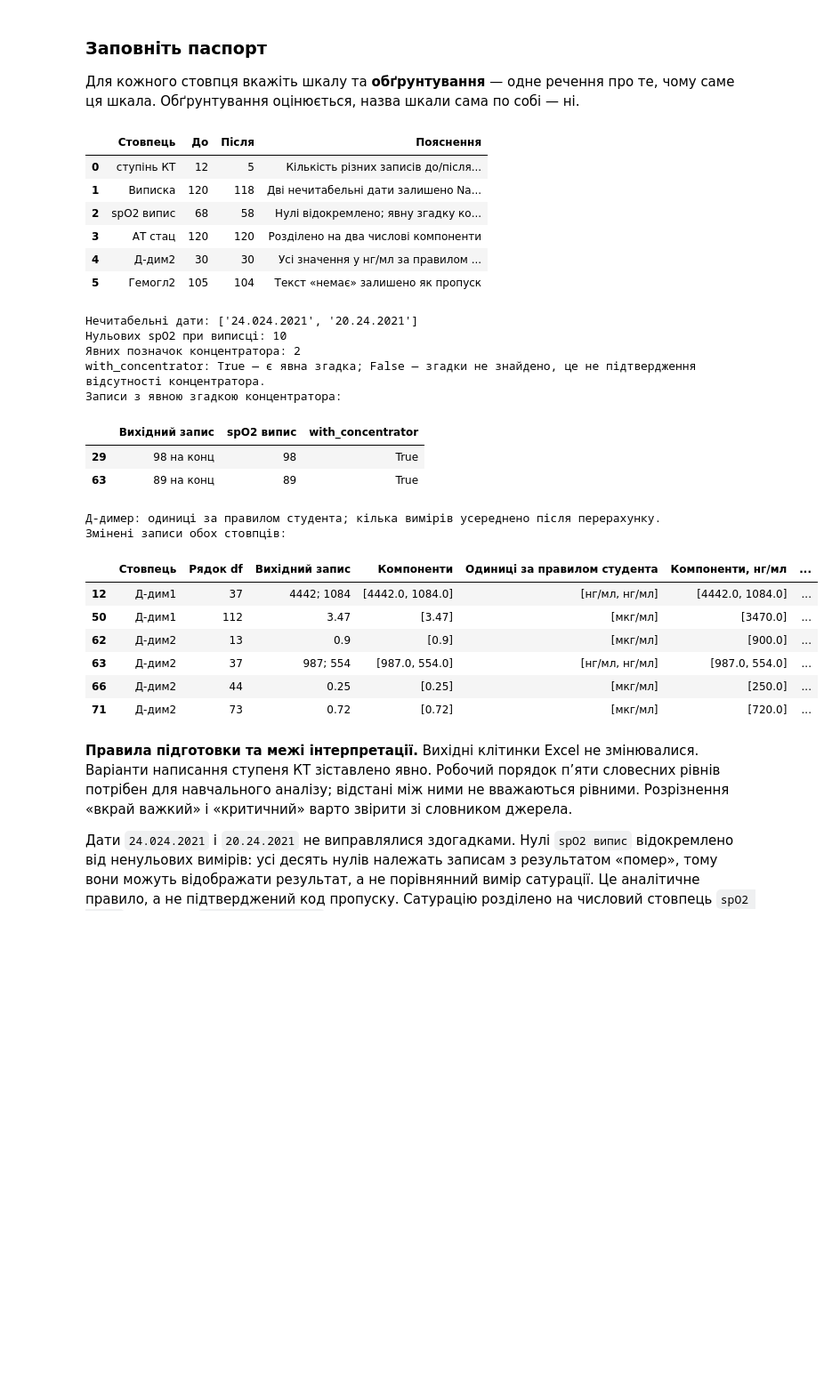
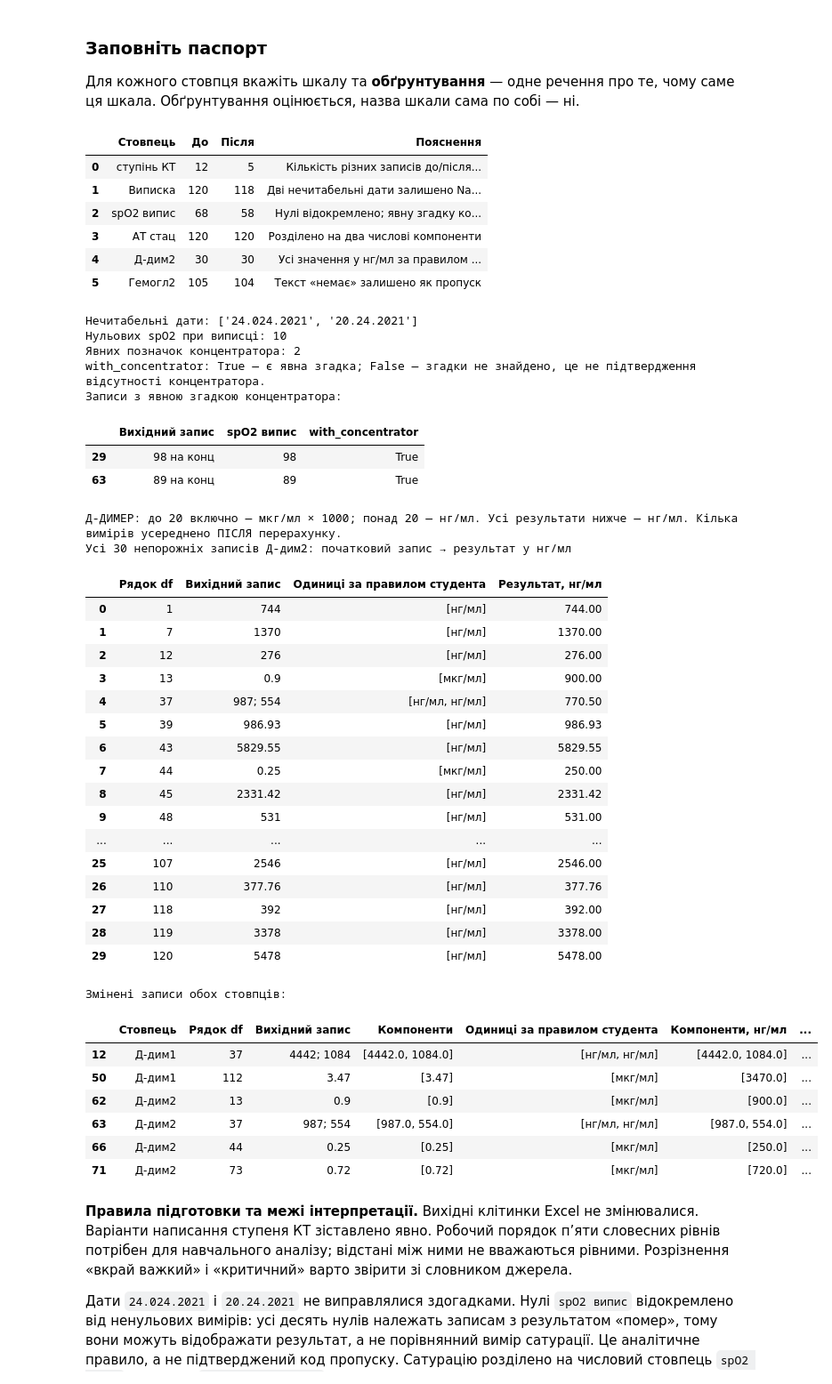
Before and after one commit to vovcik007/intelectual_analysis_lab3, a Jupyter notebook: ЛР3_виконано.ipynb, the cells around one changed output. Shown at 89% size. Saved outputs shown, nothing was run; the diff lists cells and outputs as text; code cells hidden in the pictures; blank space fills up the shorter version.

```diff
--- a/ЛР3_виконано.ipynb
+++ b/ЛР3_виконано.ipynb
@@ -234,6 +247,8 @@ for стовпець in ['Д-дим1', 'Д-дим2']:
             })
     дані[стовпець] = pd.Series(результат, index=df.index, dtype=float)
 журнал_ддимера = pd.DataFrame(журнал_ддимера)
+# Одиниці очищених стовпців зберігаємо явно разом із даними.
+дані.attrs['одиниці'] = {'Д-дим1': 'нг/мл', 'Д-дим2': 'нг/мл'}
 
 
 журнал = pd.DataFrame([
@@ -256,43 +271,69 @@ print('Нечитабельні дати:', df.loc[хибні_дати, 'Вип
 print('Нульових spO2 при виписці:', int(spo2_нуль.sum()))
 print('Явних позначок концентратора:', int(дані['with_concentrator'].sum()))
 print('with_concentrator: True — є явна згадка; False — згадки не знайдено, '
       'це не підтвердження відсутності концентратора.')
 print('Записи з явною згадкою концентратора:')
 display(pd.DataFrame({
     'Вихідний запис': df.loc[явна_дотація, 'spO2 випис'],
     'spO2 випис': дані.loc[явна_дотація, 'spO2 випис'],
     'with_concentrator': дані.loc[явна_дотація, 'with_concentrator'],
 }))
-print('Д-димер: одиниці за правилом студента; кілька вимірів усереднено після перерахунку.')
+print('Д-ДИМЕР: до 20 включно — мкг/мл × 1000; понад 20 — нг/мл. '
+      'Усі результати нижче — нг/мл. Кілька вимірів усереднено ПІСЛЯ перерахунку.')
+print('Усі 30 непорожніх записів Д-дим2: початковий запис → результат у нг/мл')
+зіставлення_ддим2 = журнал_ддимера.loc[
+    журнал_ддимера['Стовпець'].eq('Д-дим2'),
+    ['Рядок df', 'Вихідний запис', 'Одиниці за правилом студента', 'Результат, нг/мл']
+].reset_index(drop=True)
+with pd.option_context('display.max_rows', None, 'display.max_colwidth', None):
+    display(зіставлення_ддим2)
 print('Змінені записи обох стовпців:')
 display(журнал_ддимера.loc[
     журнал_ддимера['Перераховано з мкг/мл'] | журнал_ддимера['Кілька вимірів']
 ])
 # %% [output]
 |  | Стовпець | До | Після | Пояснення |
 | 0 | ступінь КТ | 12 | 5 | Кількість різних записів до/після... |
 | 1 | Виписка | 120 | 118 | Дві нечитабельні дати залишено Na... |
 | 2 | spO2 випис | 68 | 58 | Нулі відокремлено; явну згадку ко... |
 | 3 | АТ стац | 120 | 120 | Розділено на два числові компоненти |
 | 4 | Д-дим2 | 30 | 30 | Усі значення у нг/мл за правилом ... |
 | 5 | Гемогл2 | 105 | 104 | Текст «немає» залишено як пропуск |
 Нечитабельні дати: ['24.024.2021', '20.24.2021']
 Нульових spO2 при виписці: 10
 Явних позначок концентратора: 2
 with_concentrator: True — є явна згадка; False — згадки не знайдено, це не підтвердження відсутності концентратора.
 Записи з явною згадкою концентратора:
 |  | Вихідний запис | spO2 випис | with_concentrator |
 | 29 | 98 на конц | 98 | True |
 | 63 | 89 на конц | 89 | True |
-Д-димер: одиниці за правилом студента; кілька вимірів усереднено після перерахунку.
-Змінені записи обох стовпців:
+Д-ДИМЕР: до 20 включно — мкг/мл × 1000; понад 20 — нг/мл. Усі результати нижче — нг/мл. Кілька вимірів усереднено ПІСЛЯ перерахунку.
+Усі 30 непорожніх записів Д-дим2: початковий запис → результат у нг/мл
-|  | Стовпець | Рядок df | Вихідний запис | Компоненти | Одиниці за правилом студента | Компоненти, нг/мл | ... |
-| 12 | Д-дим1 | 37 | 4442; 1084 | [4442.0, 1084.0] | [нг/мл, нг/мл] | [4442.0, 1084.0] | ... |
-| 50 | Д-дим1 | 112 | 3.47 | [3.47] | [мкг/мл] | [3470.0] | ... |
-| 62 | Д-дим2 | 13 | 0.9 | [0.9] | [мкг/мл] | [900.0] | ... |
-| 63 | Д-дим2 | 37 | 987; 554 | [987.0, 554.0] | [нг/мл, нг/мл] | [987.0, 554.0] | ... |
-| 66 | Д-дим2 | 44 | 0.25 | [0.25] | [мкг/мл] | [250.0] | ... |
-| 71 | Д-дим2 | 73 | 0.72 | [0.72] | [мкг/мл] | [720.0] | ... |
+|  | Рядок df | Вихідний запис | Одиниці за правилом студента | Результат, нг/мл |
+| 0 | 1 | 744 | [нг/мл] | 744.00 |
+| 1 | 7 | 1370 | [нг/мл] | 1370.00 |
+| 2 | 12 | 276 | [нг/мл] | 276.00 |
+| 3 | 13 | 0.9 | [мкг/мл] | 900.00 |
+| 4 | 37 | 987; 554 | [нг/мл, нг/мл] | 770.50 |
+| 5 | 39 | 986.93 | [нг/мл] | 986.93 |
+| 6 | 43 | 5829.55 | [нг/мл] | 5829.55 |
+| 7 | 44 | 0.25 | [мкг/мл] | 250.00 |
+| 8 | 45 | 2331.42 | [нг/мл] | 2331.42 |
+| 9 | 48 | 531 | [нг/мл] | 531.00 |
+| ... | ... | ... | ... | ... |
+| 25 | 107 | 2546 | [нг/мл] | 2546.00 |
+| 26 | 110 | 377.76 | [нг/мл] | 377.76 |
+| 27 | 118 | 392 | [нг/мл] | 392.00 |
+| 28 | 119 | 3378 | [нг/мл] | 3378.00 |
+| 29 | 120 | 5478 | [нг/мл] | 5478.00 |
+Змінені записи обох стовпців:
+|  | Стовпець | Рядок df | Вихідний запис | Компоненти | Одиниці за правилом студента | Компоненти, нг/мл | ... |
+| 12 | Д-дим1 | 37 | 4442; 1084 | [4442.0, 1084.0] | [нг/мл, нг/мл] | [4442.0, 1084.0] | ... |
+| 50 | Д-дим1 | 112 | 3.47 | [3.47] | [мкг/мл] | [3470.0] | ... |
+| 62 | Д-дим2 | 13 | 0.9 | [0.9] | [мкг/мл] | [900.0] | ... |
+| 63 | Д-дим2 | 37 | 987; 554 | [987.0, 554.0] | [нг/мл, нг/мл] | [987.0, 554.0] | ... |
+| 66 | Д-дим2 | 44 | 0.25 | [0.25] | [мкг/мл] | [250.0] | ... |
+| 71 | Д-дим2 | 73 | 0.72 | [0.72] | [мкг/мл] | [720.0] | ... |
 # %% [markdown]
 **Правила підготовки та межі інтерпретації.** Вихідні клітинки Excel не змінювалися.
 Варіанти написання ступеня КТ зіставлено явно. Робочий порядок п’яти словесних
```
Also changed, not shown: parts of 5 cells of this notebook.
